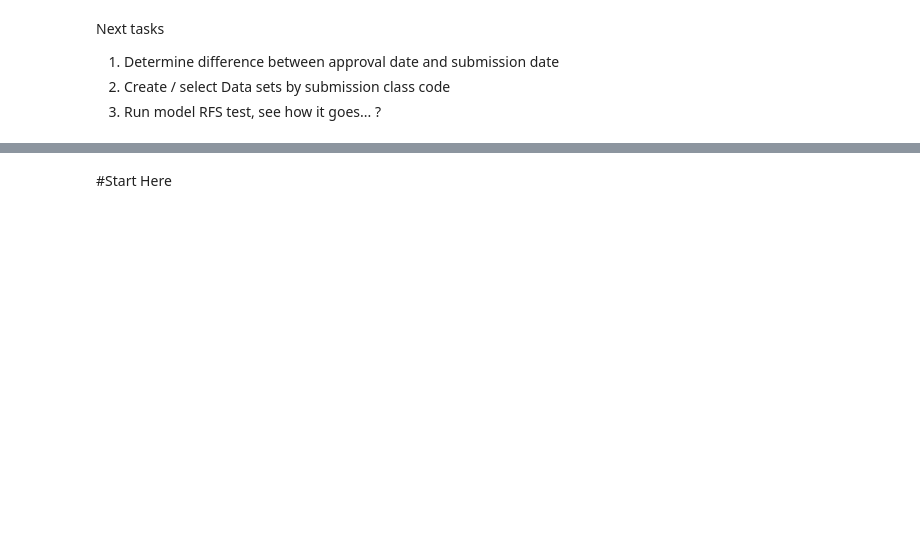
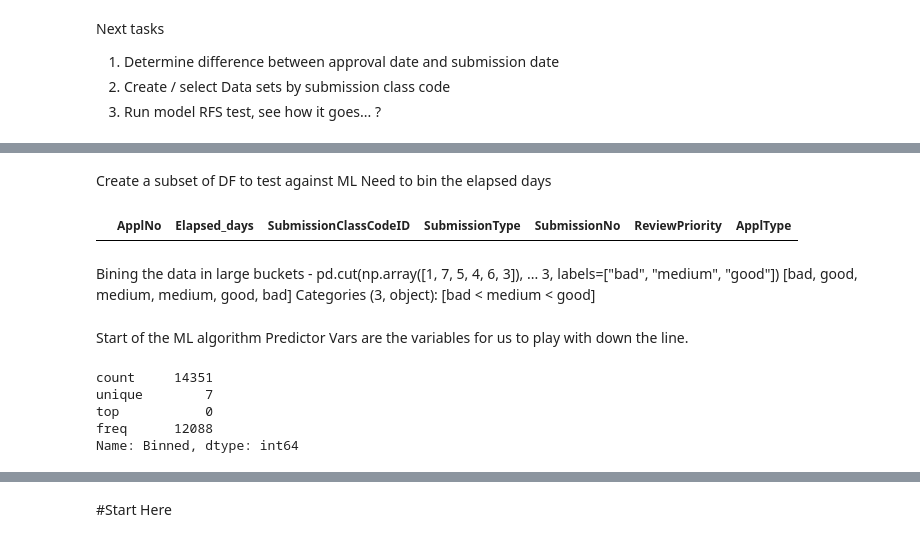
Before and after one commit to camrobertson/FDA_SupplementModel, a Jupyter notebook: FDA_sup_model.ipynb, the cells around one changed output, grey strips where cells are left out. Drawn from its saved outputs; the diff is of its cells as text; code cells hidden in the pictures; blank space fills up the shorter version.

```diff
--- a/FDA_sup_model.ipynb
+++ b/FDA_sup_model.ipynb
@@ -122,0 +246,19 @@ Master_df
+# %% [markdown]
+Create a subset of DF to test against ML
+Need to bin the elapsed days
+# %%
+Testing_df = Master_df[['ApplNo', 'Elapsed_days', 'SubmissionClassCodeID', 'SubmissionType', 'SubmissionNo', 'ReviewPriority', 'ApplType']]
+Testing_df.head()
+Testing_df = Testing_df.drop(84, axis=0)
+Testing_df = Testing_df.drop(1139, axis=0)
+Testing_df = Testing_df.drop(2122, axis=0)
+Testing_df.fillna(0, inplace = True)
+Testing_df[Testing_df.Elapsed_days.astype(int) < 0]
+# %% [output]
+|  | ApplNo | Elapsed_days | SubmissionClassCodeID | SubmissionType | SubmissionNo | ReviewPriority | ApplType |
+# %% [markdown]
+Bining the data in large buckets -
+pd.cut(np.array([1, 7, 5, 4, 6, 3]),
+...        3, labels=["bad", "medium", "good"])
+[bad, good, medium, medium, good, bad]
+Categories (3, object): [bad < medium < good]
@@ -122,0 +269,11 @@ Master_df
+# %% [markdown]
+Start of the ML algorithm
+Predictor Vars are the variables for us to play with down the line.
+# %%
+Testing_df.Binned.describe()
+# %% [output]
+count     14351
+unique        7
+top           0
+freq      12088
+Name: Binned, dtype: int64
```
Also changed, not shown: parts of 29 cells of this notebook.
